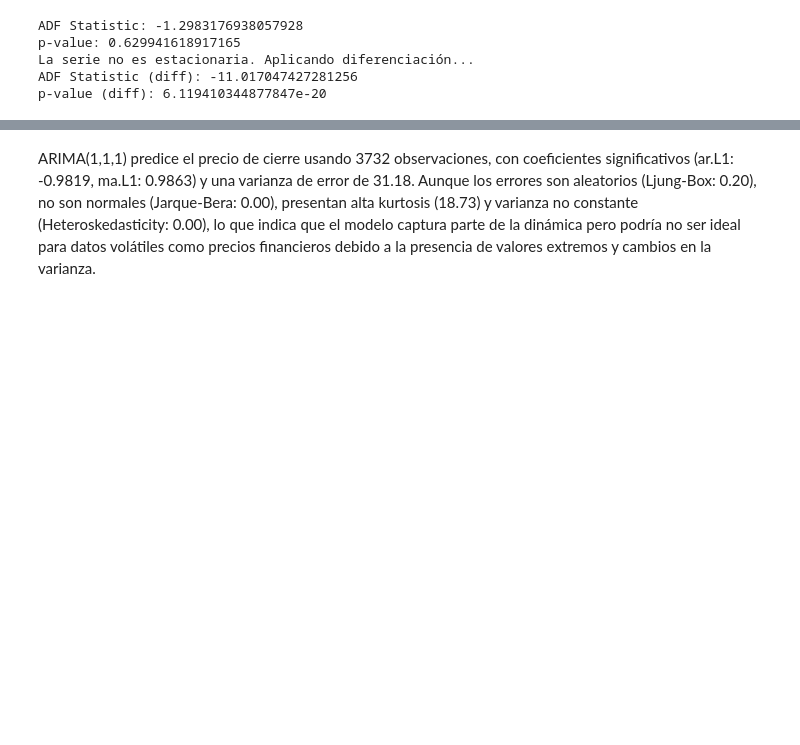
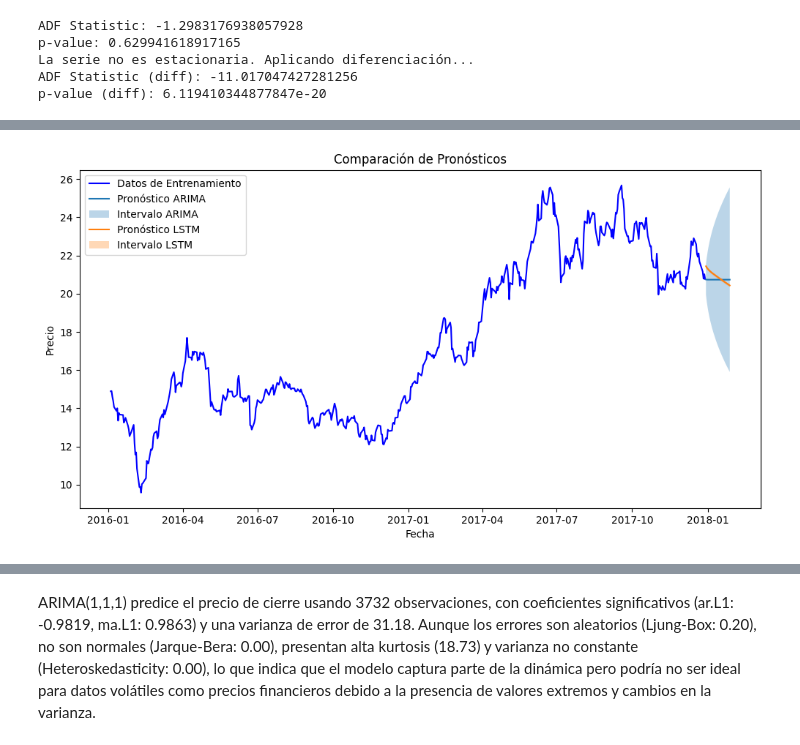
Before and after one commit to aiquimia/Introduccion-AI-DS-Haciendo-Ciencia, a Jupyter notebook: sugerencias/Proyecto_Final_Julio_Sugerencia.ipynb, the cells around one changed output, grey strips where cells are left out. Saved outputs shown, nothing was run; the diff lists cells and outputs as text; code cells hidden in the pictures; blank space fills up the shorter version.

```diff
--- a/sugerencias/Proyecto_Final_Julio_Sugerencia.ipynb
+++ b/sugerencias/Proyecto_Final_Julio_Sugerencia.ipynb
@@ -118,0 +297,7 @@ Warnings:
+# %%
+# Comparar ARIMA y LSTM
+forecast_funcs = [arima_forecast_with_confidence, lstm_forecast_with_confidence]
+labels = ['ARIMA', 'LSTM']
+plot_model_comparison(tesla_data_df, train_df, forecast_funcs, 30, labels)
+# %% [output]
+[figure, added]
```
Also changed, not shown: parts of 15 cells of this notebook.
